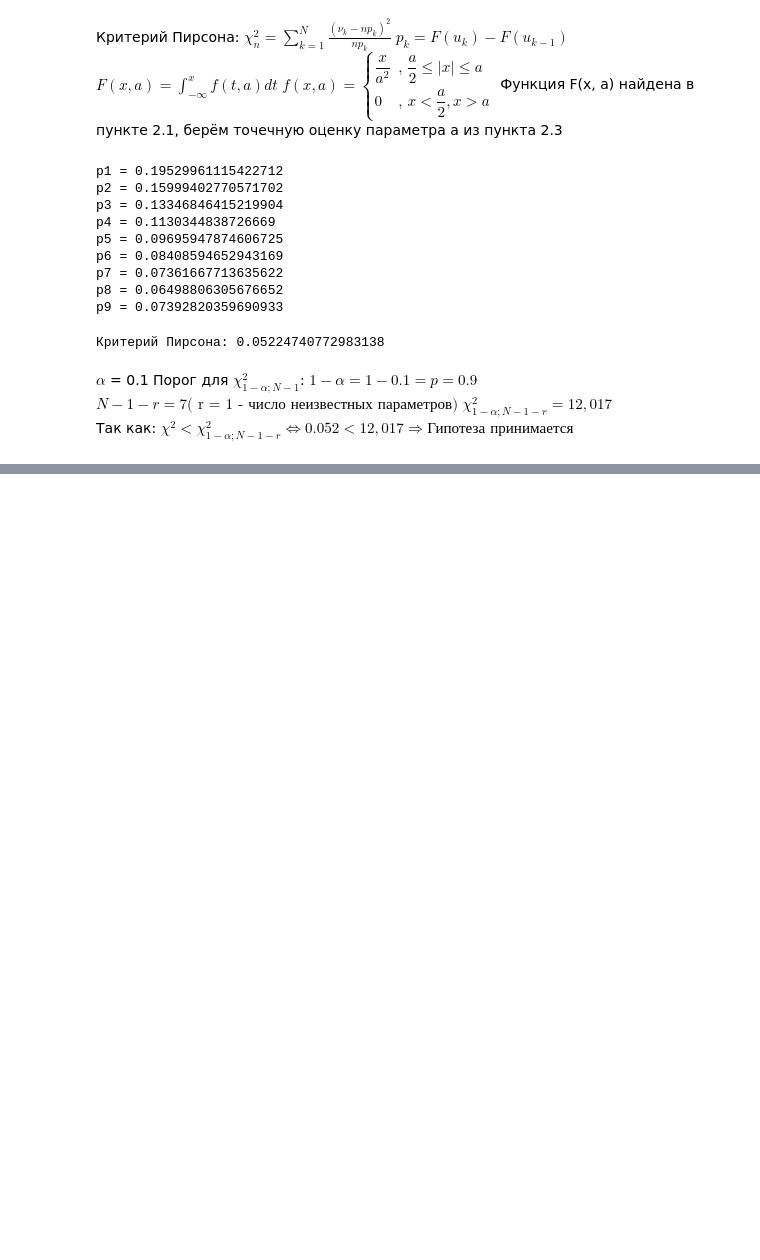
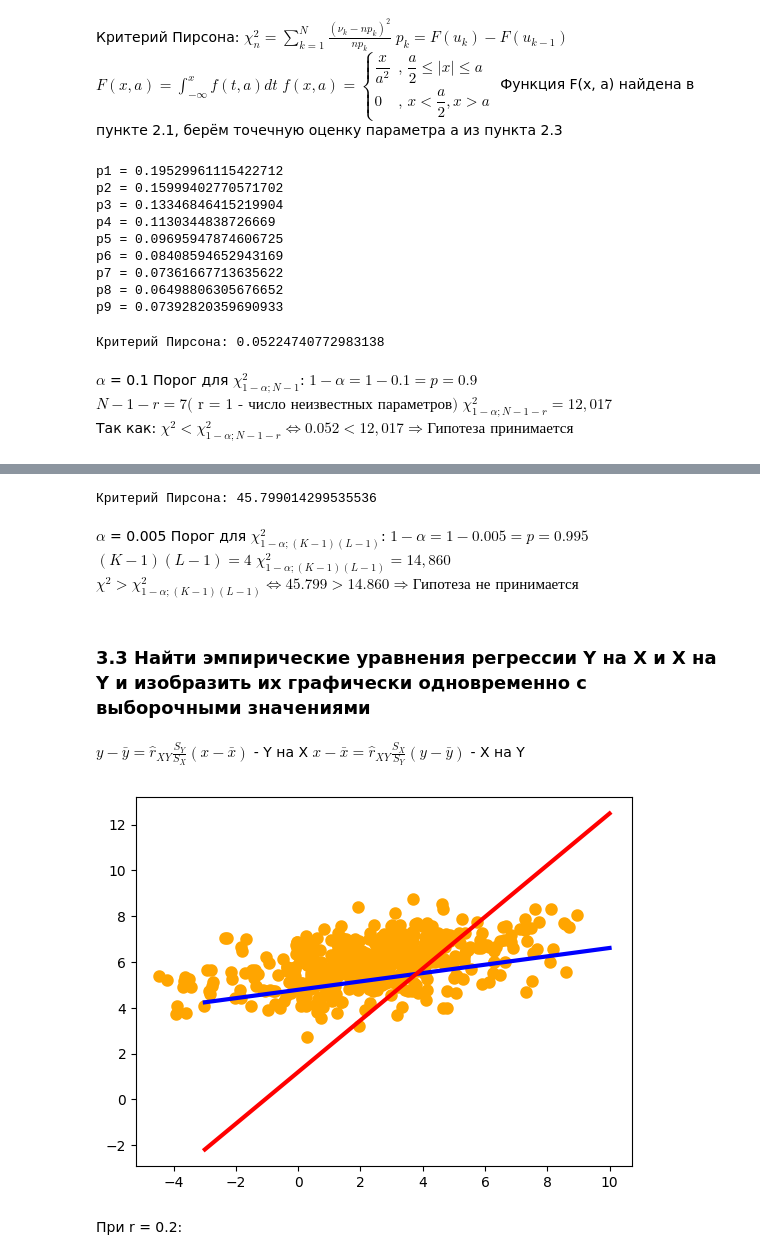
Before and after one commit to bloodlaac/terver, a Jupyter notebook: src/terver.ipynb, the cells around one changed output, grey strips where cells are left out. Drawn from its saved outputs; the diff is of its cells as text; code cells hidden in the pictures; blank space fills up the shorter version.

```diff
--- a/src/terver.ipynb
+++ b/src/terver.ipynb
@@ -593,0 +628,3 @@ $\chi^2_{1-\alpha;N-1-r}=12,017$<br/></br>
+# %%
+R = ( (DX, R_XY), (R_XY, DY) )
+print(f"Корреляционная матрица: \n( {DX}  , {np.round(R_XY, 3)})\n({np.round(R_XY, 3)},  {DY})")
@@ -593,0 +637,5 @@ $\chi^2_{1-\alpha;N-1-r}=12,017$<br/></br>
+# %%
+XY: np.ndarray = stats.multivariate_normal.rvs(mean=(MX, MY), cov=R, size=n, random_state=SEED)
+x: np.ndarray = XY[:, 0]
+y: np.ndarray = XY[:, 1]
+print(f"Первые значения (X, Y):\n({str(XY[0])[1:-1]}), ({str(XY[1])[1:-1]})...")
@@ -593,0 +653,23 @@ $\chi^2_{1-\alpha;N-1-r}=12,017$<br/></br>
+# %%
+average_X = x.sum() / n
+sumT = 0
+
+for i in range(n):
+    sumT += (x[i] - average_X) ** 2
+variance_X = sumT / n
+
+
+average_Y = y.sum() / n
+sumT = 0
+
+for i in range(n):
+    sumT += (y[i] - average_Y) ** 2
+variance_Y = sumT / n
+
+
+rS = np.sum(x * y) - n * average_X * average_Y
+rS /= np.sqrt((np.sum(x**2) - n * average_X**2) * (np.sum(y**2) - n * average_Y**2))
+
+print(f"Выборочная  средняя  X: {average_X}\n" + f"Выборочная дисперсия X: {variance_X}\n")
+print(f"Выборочная  средняя  Y: {average_Y}\n" + f"Выборочная дисперсия Y: {variance_Y}\n")
+print(f"Выборочный коэффицент корреляции: {rS}")
@@ -593,0 +871,40 @@ $\chi^2_{1-\alpha;N-1-r}=12,017$<br/></br>
+# %%
+sumT = 0
+ij = 0
+
+for i in range(N):
+    for j in range(N):
+        sumT += freq_rectangle[ij]**2 / (frequencies_X[i] * frequencies_Y[j])
+        ij += 1
+chi = n * (sumT - 1)
+print(f"Критерий Пирсона: {chi}")
+# %% [output]
+Критерий Пирсона: 45.799014299535536
+# %% [markdown]
+$\alpha$ = 0.005</br></br>
+Порог для $\chi^2_{1-\alpha;(K-1)(L-1)}$:</br></br>
+$1-\alpha=1-0.005=p=0.995$</br></br>
+$(K - 1)(L - 1)=4$</br></br>
+$\chi^2_{1-\alpha;(K-1)(L-1)}=14,860$</br></br>
+$\chi^2 > \chi^2_{1-\alpha;(K-1)(L-1)} \Leftrightarrow 45.799 > 14.860 \Rightarrow \text{Гипотеза не принимается}$
+# %% [markdown]
+### 3.3 Найти эмпирические уравнения регрессии Y на X и X на Y</br> и изобразить их графически одновременно с выборочными значениями
+# %% [markdown]
+$\displaystyle y - \bar{y} = \hat{r}_{XY} \frac{S_Y}{S_X} (x - \bar{x})$ - Y на X</br></br>
+$\displaystyle x - \bar{x} = \hat{r}_{XY} \frac{S_X}{S_Y} (y - \bar{y})$ - X на Y
+# %%
+def regression_Y(x):
+    return rS * (np.sqrt(variance_Y) / np.sqrt(variance_X)) * (x - variance_X) + average_Y
+
+
+def regression_X(y):
+    return rS * (np.sqrt(variance_X) / np.sqrt(variance_Y)) * (y - variance_Y) + average_X
+# %%
+plt.scatter(x, y, color="orange", linewidth=3)
+plt.plot(np.linspace(-3, 10, 1000), list(map(regression_Y, np.linspace(-3, 10, 1000))), color="blue", linewidth=3)
+plt.plot(np.linspace(-3, 10, 1000), list(map(regression_X, np.linspace(-3, 10, 1000))), color="red",  linewidth=3)
+plt.show()
+# %% [output]
+[figure, added]
+# %% [markdown]
+При r = 0.2:
```
Also changed, not shown: parts of 46 cells of this notebook, 3 other files.
